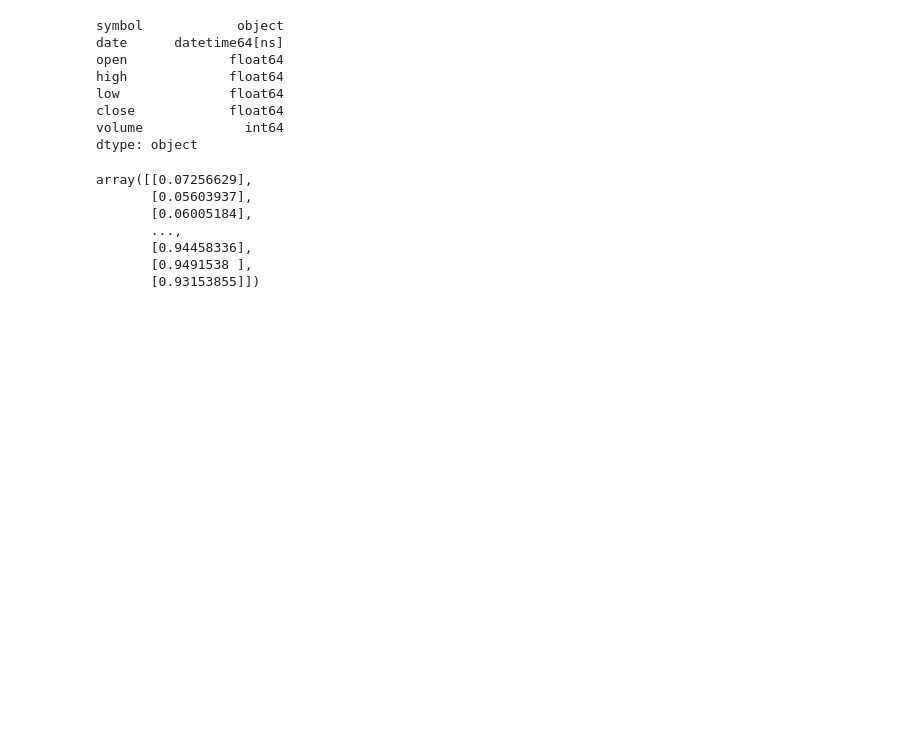
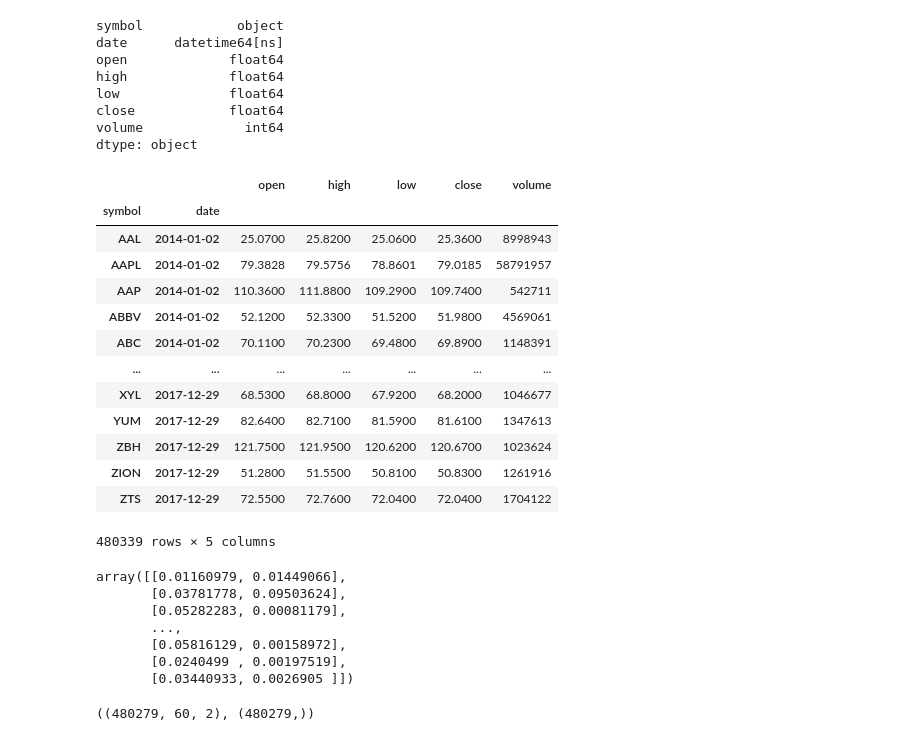
Before and after one commit to jeronimo-a/ml-projeto-2-2024-1, a Jupyter notebook: main.ipynb, the cells around one changed output. Cells and saved outputs as stored; diff of their text form; code cells hidden in the pictures; blank space fills up the shorter version.

```diff
--- a/main.ipynb
+++ b/main.ipynb
@@ -37,6 +35,11 @@ df
 497472 rows × 7 columns
 # %%
 df['date'] = pd.to_datetime(df['date'])
+df['open'] = pd.to_numeric(df['open'], errors='coerce')
+df['high'] = pd.to_numeric(df['high'], errors='coerce')
+df['low'] = pd.to_numeric(df['low'], errors='coerce')
+df['close'] = pd.to_numeric(df['close'], errors='coerce')
+df['volume'] = pd.to_numeric(df['volume'], errors='coerce')
 df.dtypes
 # %% [output]
 symbol            object
@@ -53,13 +53,37 @@ df_symbol = df[df['symbol'] == ticker]
+# %%
+df.dropna(inplace=True)
+# %%
+symbol_counts = df['symbol'].value_counts()
+good_symbols = list(symbol_counts[symbol_counts >= 1007].index)
+df_good = df[df['symbol'].isin(good_symbols)]
+# %%
+df_good = df_good.set_index(['symbol', 'date'])
+df_good
+# %% [output]
+|  |  | open | high | low | close | volume |
+| symbol | date |  |  |  |  |  |
+| AAL | 2014-01-02 | 25.0700 | 25.8200 | 25.0600 | 25.3600 | 8998943 |
+| AAPL | 2014-01-02 | 79.3828 | 79.5756 | 78.8601 | 79.0185 | 58791957 |
+| AAP | 2014-01-02 | 110.3600 | 111.8800 | 109.2900 | 109.7400 | 542711 |
+| ABBV | 2014-01-02 | 52.1200 | 52.3300 | 51.5200 | 51.9800 | 4569061 |
+| ABC | 2014-01-02 | 70.1100 | 70.2300 | 69.4800 | 69.8900 | 1148391 |
+| ... | ... | ... | ... | ... | ... | ... |
+| XYL | 2017-12-29 | 68.5300 | 68.8000 | 67.9200 | 68.2000 | 1046677 |
+| YUM | 2017-12-29 | 82.6400 | 82.7100 | 81.5900 | 81.6100 | 1347613 |
+| ZBH | 2017-12-29 | 121.7500 | 121.9500 | 120.6200 | 120.6700 | 1023624 |
+| ZION | 2017-12-29 | 51.2800 | 51.5500 | 50.8100 | 50.8300 | 1261916 |
+| ZTS | 2017-12-29 | 72.5500 | 72.7600 | 72.0400 | 72.0400 | 1704122 |
+480339 rows × 5 columns
 # %%
-data = df_symbol['close'].values.reshape(-1, 1)
+data = df_good[['close', 'volume']]
 scaler = MinMaxScaler(feature_range=(0, 1))
 scaled_data = scaler.fit_transform(data)
 scaled_data
 # %% [output]
-array([[0.07256629],
-       [0.05603937],
-       [0.06005184],
+array([[0.01160979, 0.01449066],
+       [0.03781778, 0.09503624],
+       [0.05282283, 0.00081179],
        ...,
-       [0.94458336],
-       [0.9491538 ],
-       [0.93153855]])
+       [0.05816129, 0.00158972],
+       [0.0240499 , 0.00197519],
+       [0.03440933, 0.0026905 ]])
@@ -86,0 +90,13 @@ x_test = np.reshape(x_test, (x_test.shape[0], x_test.shape[1], 1))
+# %%
+window = 60
+X = []
+y = []
+
+for i in range(window, len(data)):
+    X.append(scaled_data[i-window:i])
+    y.append(scaled_data[i, 0])
+
+X, y = np.array(X), np.array(y)
+X.shape, y.shape
+# %% [output]
+((480279, 60, 2), (480279,))
```
Also changed, not shown: parts of 7 cells of this notebook.
